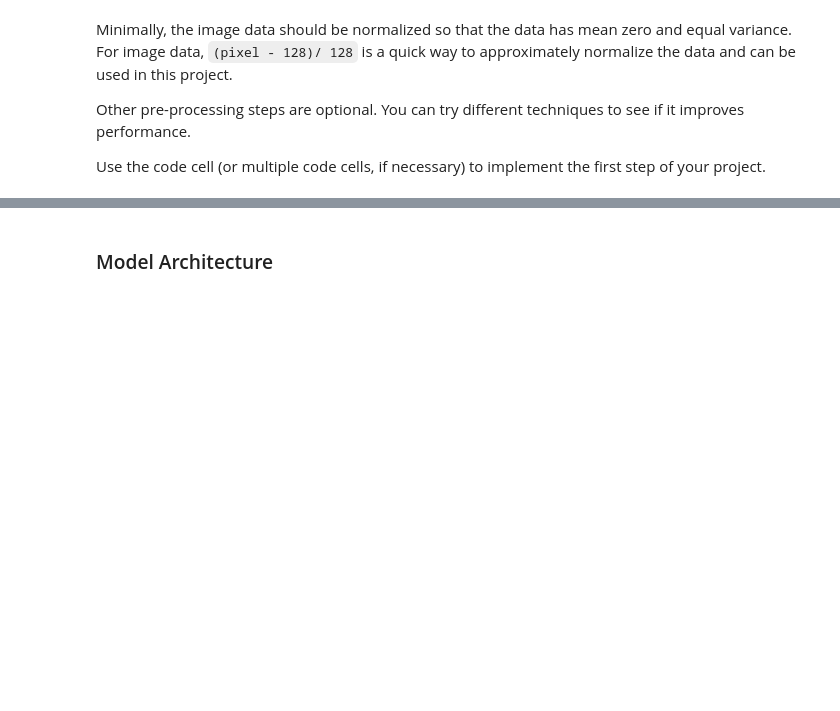
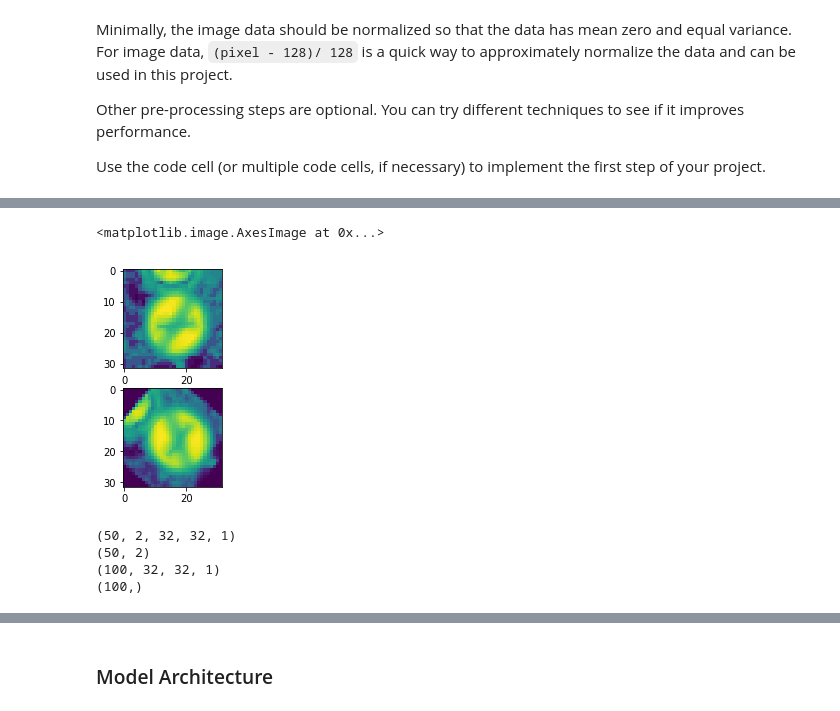
Before and after one commit to rjmoss/CarND-Traffic-Sign-Classifier-Project, a Jupyter notebook: Traffic_Sign_Classifier.ipynb, the cells around one changed output, grey strips where cells are left out. Saved outputs shown, nothing was run; the diff lists cells and outputs as text; code cells hidden in the pictures; blank space fills up the shorter version.

Commit message:
Added equalizeHist and generating fake data

```diff
--- a/Traffic_Sign_Classifier.ipynb
+++ b/Traffic_Sign_Classifier.ipynb
@@ -159,8 +169,3 @@ Minimally, the image data should be normalized so that the data has mean zero an
 Other pre-processing steps are optional. You can try different techniques to see if it improves performance.
 
 Use the code cell (or multiple code cells, if necessary) to implement the first step of your project.
-# %%
-# Grayscale
-X_train = np.mean(X_train, axis=3, keepdims=True)
-X_valid = np.mean(X_valid, axis=3, keepdims=True)
-X_test = np.mean(X_test, axis=3, keepdims=True)
@@ -180,2 +172,11 @@ X_test = (X_test - 128) / 128
+# %%
+# Grayscale
+X_train = np.array([cv2.cvtColor(img, cv2.COLOR_BGR2GRAY) for img in X_train])
+X_valid = np.array([cv2.cvtColor(img, cv2.COLOR_BGR2GRAY) for img in X_valid])
+X_test = np.array([cv2.cvtColor(img, cv2.COLOR_BGR2GRAY) for img in X_test])
+
+X_train = X_train[:,:,:,None]
+X_valid = X_valid[:,:,:,None]
+X_test = X_test[:,:,:,None]
 # %%
 print(X_train.shape)
@@ -181,0 +202,10 @@ print(X_train.shape)
+# %%
+# Should normalise for brightness using cv2 histEqualize
+X_train = np.array([cv2.equalizeHist(img) for img in X_train])
+X_valid = np.array([cv2.equalizeHist(img) for img in X_valid])
+X_test = np.array([cv2.equalizeHist(img) for img in X_test])
+# %%
+X_train = X_train[:,:,:,None]
+
+X_valid = X_valid[:,:,:,None]
+X_test = X_test[:,:,:,None]
@@ -181,0 +260,7 @@ print(X_train.shape)
+# %%
+f, (ax1, ax2) = plt.subplots(2)
+ax1.imshow(X_train[0].squeeze())
+ax2.imshow(rotate_image(X_train[0], 50).squeeze())
+# %% [output]
+<matplotlib.image.AxesImage at 0x...>
+[figure, added]
@@ -181,0 +287,18 @@ print(X_train.shape)
+# %%
+FAKE_COUNT = 2
+X_train_generated = np.asarray([generate_fakes(img, FAKE_COUNT) for img in X_train[:50]])
+y_train_generated = np.asarray([[label]*FAKE_COUNT for label in y_train[:50]])
+print(X_train_generated.shape)
+print(y_train_generated.shape)
+assert X_train_generated.shape[0] == y_train_generated.shape[0]
+
+X_train_generated = np.reshape(X_train_generated, [-1] + list(X_train.shape[1:]))
+y_train_generated = np.reshape(y_train_generated, [-1] + list(y_train.shape[1:]))
+print(X_train_generated.shape)
+print(y_train_generated.shape)
+assert X_train_generated.shape[0] == y_train_generated.shape[0]
+# %% [output]
+(50, 2, 32, 32, 1)
+(50, 2)
+(100, 32, 32, 1)
+(100,)
```
Also changed, not shown: parts of 14 cells of this notebook.
